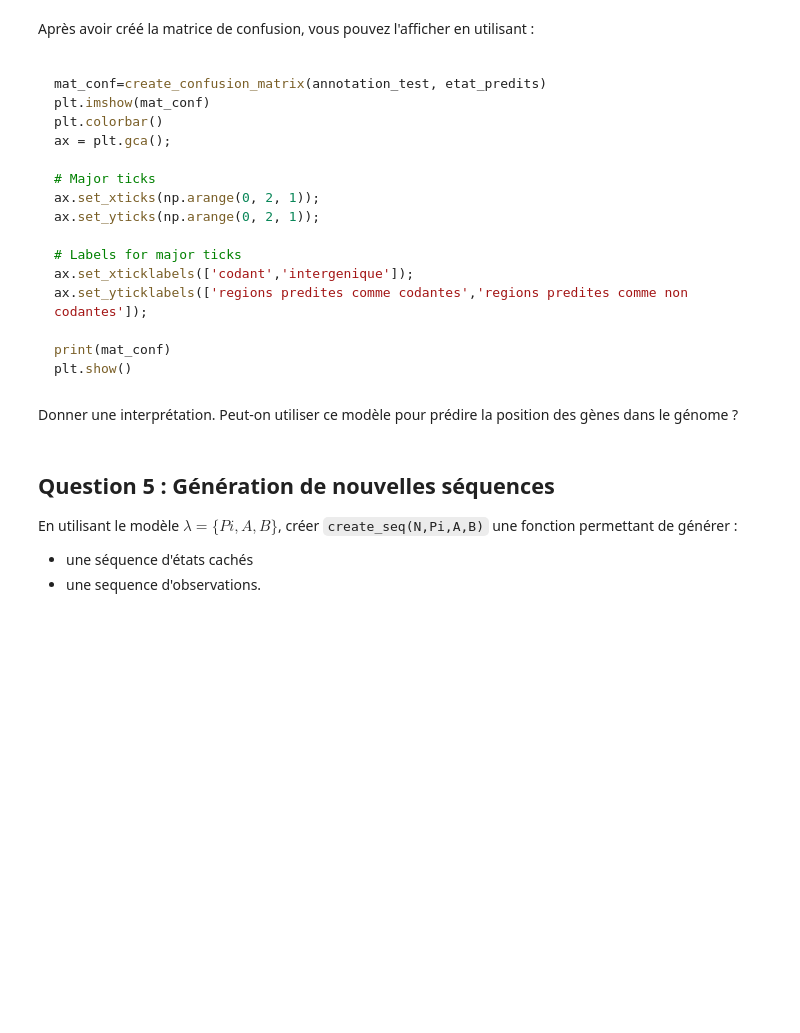
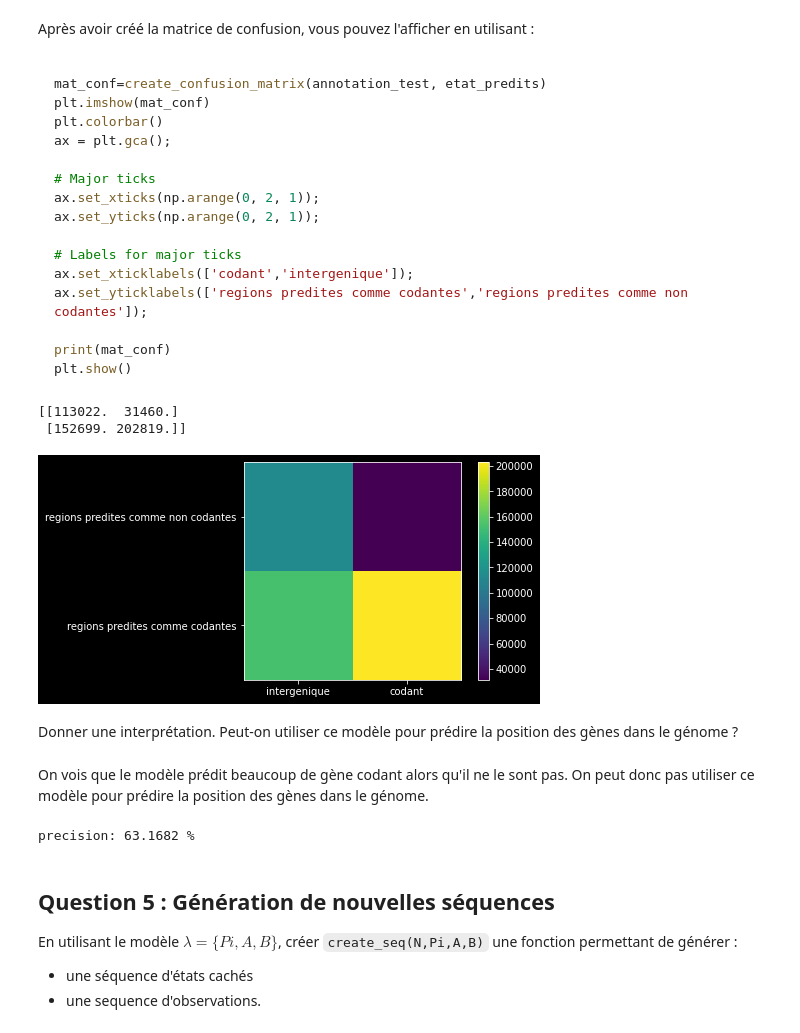
Before and after one commit to White-On/MAPSI_TME_2022, a Jupyter notebook: TME7/enonce/tme7.ipynb, the cells around one changed output. Drawn from its saved outputs; the diff is of its cells as text; code cells hidden in the pictures; blank space fills up the shorter version.

```diff
--- a/TME7/enonce/tme7.ipynb
+++ b/TME7/enonce/tme7.ipynb
@@ -269,3 +349,9 @@ def create_confusion_matrix(true_sequence, predicted_sequence):
+# %%
+def create_confusion_matrix(true_sequence, predicted_sequence):
+    confusion_matrix = np.zeros((2,2))
+    for i in range(len(true_sequence)):
+        confusion_matrix[int(true_sequence[i]),int(predicted_sequence[i])] += 1
+    return confusion_matrix.T
 # %% [markdown]
 Après avoir créé la matrice de confusion, vous pouvez l'afficher en utilisant :
 
@@ -292,3 +376,23 @@ import matplotlib.pyplot as plt
+# %%
+mat_conf=create_confusion_matrix(annotation_test, etat_predits)
+plt.imshow(mat_conf)
+plt.colorbar()
+ax = plt.gca();
+
+# Major ticks
+ax.set_xticks(np.arange(0, 2, 1));
+ax.set_yticks(np.arange(0, 2, 1));
+
+# Labels for major ticks
+ax.set_xticklabels(['intergenique','codant']);
+ax.set_yticklabels(['regions predites comme non codantes','regions predites comme codantes']);
+
+print(mat_conf)
+plt.show()
+# %% [output]
+[[113022.  31460.]
+ [152699. 202819.]]
+[figure, added]
 # %% [markdown]
 Donner une interprétation.
 Peut-on utiliser ce modèle pour prédire la position des gènes dans le génome ?
@@ -298,3 +399,12 @@ Peut-on utiliser ce modèle pour prédire la position des gènes dans le génome
+# %% [markdown]
+On vois que le modèle prédit beaucoup de gène codant alors qu'il ne le sont pas. On peut donc pas utiliser ce modèle pour prédire la position des gènes dans le génome.
+# %%
+TP,FP=mat_conf[0]
+FN,TN=mat_conf[1]
+precision=(TP+TN)/(TP+FP+TN+FN)
+print("precision:",precision*100,"%") # Le taux de bonne prediction TN+TP/(TN+TP+FN+FP)
+# %% [output]
+precision: 63.1682 %
 # %% [markdown]
 ## Question 5 :  Génération de nouvelles séquences
 
```
Also changed, not shown: parts of 17 cells of this notebook.
